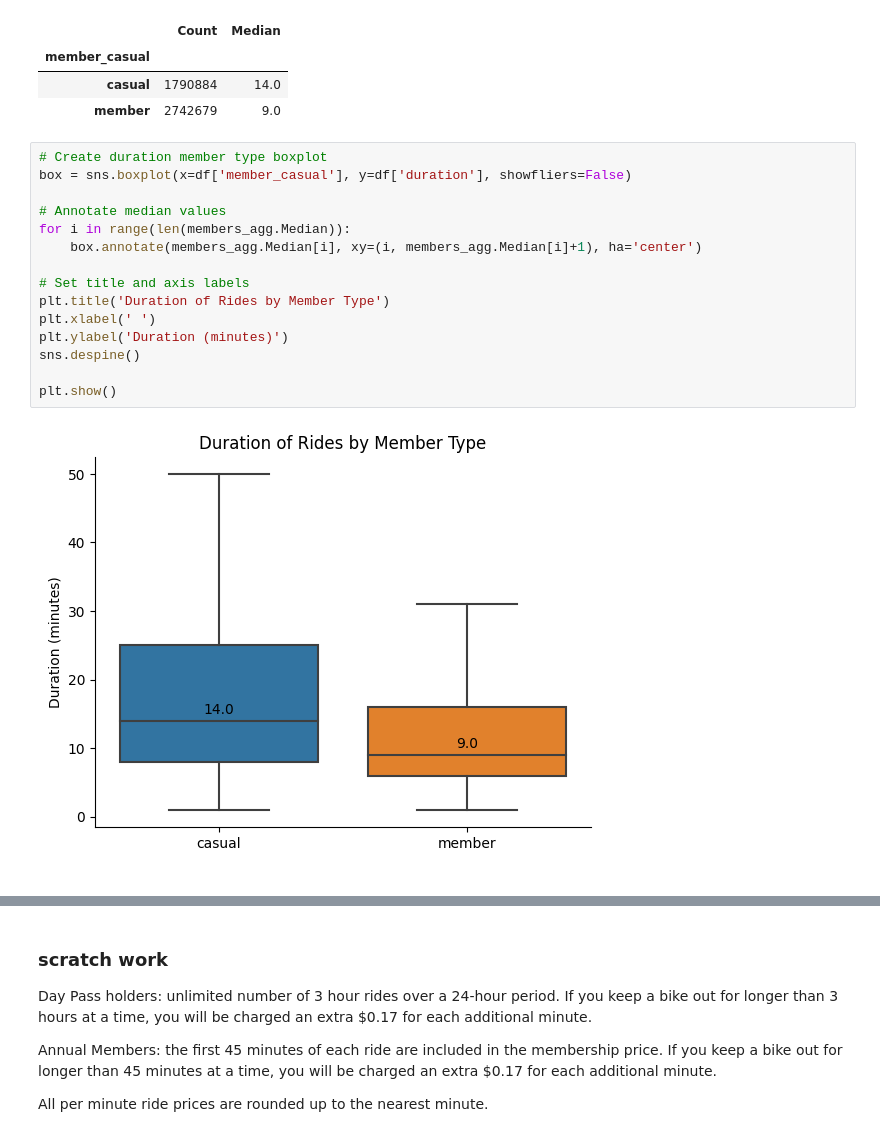
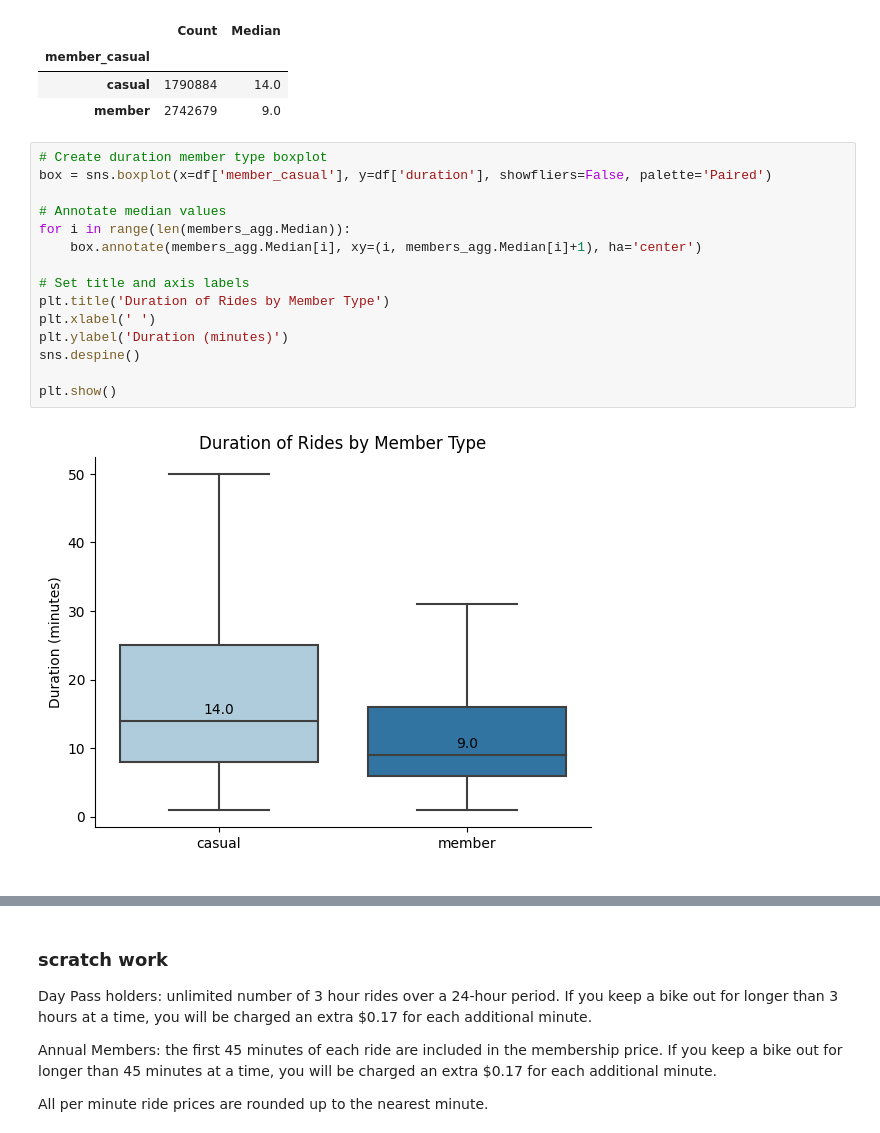
Before and after one commit to andyguo0228/bike_share_python, a Jupyter notebook: scratchbook.ipynb, the cells around one changed output, grey strips where cells are left out. Saved outputs shown, nothing was run; the diff lists cells and outputs as text.

```diff
--- a/scratchbook.ipynb
+++ b/scratchbook.ipynb
@@ -245,18 +247,18 @@ members_agg
 | member | 2742679 | 9.0 |
 # %%
 # Create duration member type boxplot
-box = sns.boxplot(x=df['member_casual'], y=df['duration'], showfliers=False)
+box = sns.boxplot(x=df['member_casual'], y=df['duration'], showfliers=False, palette='Paired')
 
 # Annotate median values
 for i in range(len(members_agg.Median)):
     box.annotate(members_agg.Median[i], xy=(i, members_agg.Median[i]+1), ha='center')
 
 # Set title and axis labels
 plt.title('Duration of Rides by Member Type')
 plt.xlabel(' ')
 plt.ylabel('Duration (minutes)')
 sns.despine()
 
 plt.show()
 # %% [output]
-[figure, old version]
+[figure, new version]
```
Also changed, not shown: parts of 40 cells of this notebook, 1 other file.
